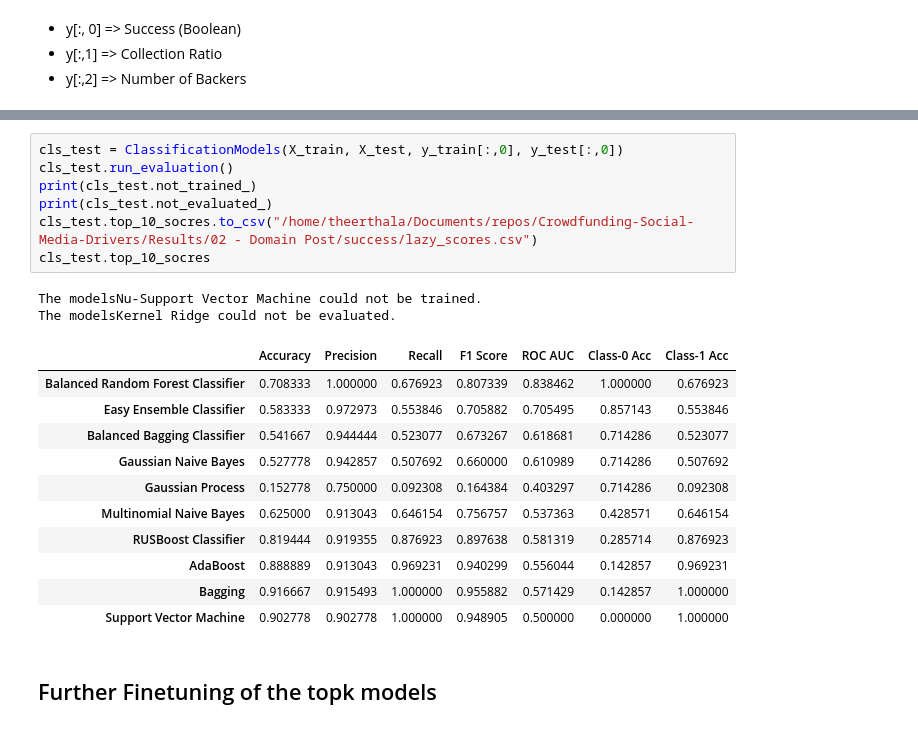
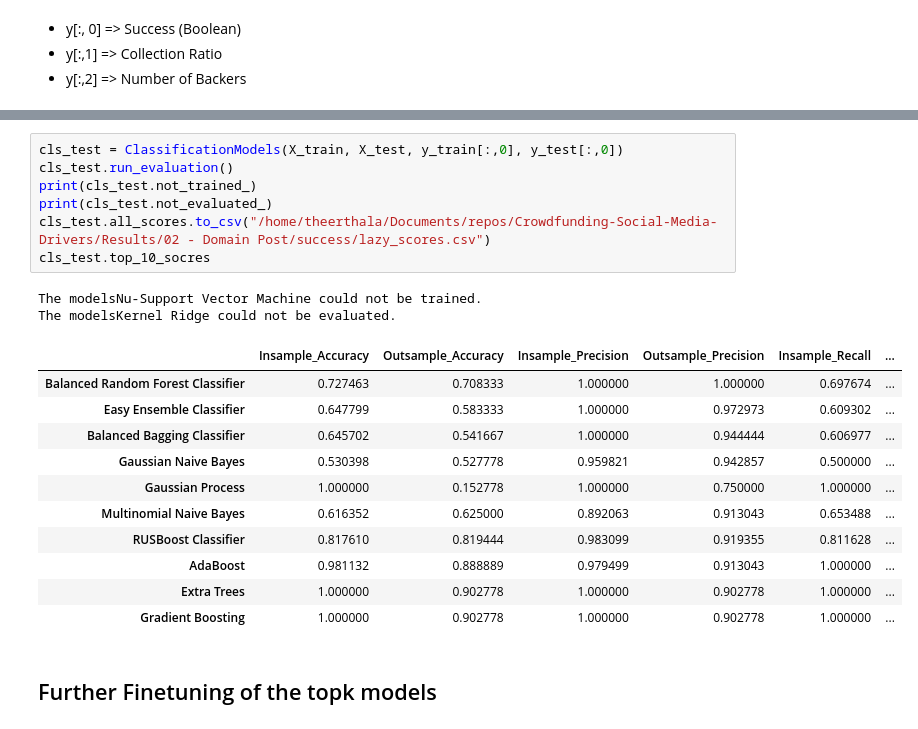
Before and after one commit to Akhil-Theerthala/Crowdfunding-Social-Media-Drivers, a Jupyter notebook: Modelling/02 - domain-post.ipynb, the cells around one changed output, grey strips where cells are left out. Drawn from its saved outputs; the diff is of its cells as text.

```diff
--- a/Modelling/02 - domain-post.ipynb
+++ b/Modelling/02 - domain-post.ipynb
@@ -194,24 +194,24 @@ All models were evaluated successfully.
 # %%
 cls_test = ClassificationModels(X_train, X_test, y_train[:,0], y_test[:,0])
 cls_test.run_evaluation()
 print(cls_test.not_trained_)
 print(cls_test.not_evaluated_)
-cls_test.top_10_socres.to_csv("/home/theerthala/Documents/repos/Crowdfunding-Social-Media-Drivers/Results/02 - Domain Post/success/lazy_scores.csv")
+cls_test.all_scores.to_csv("/home/theerthala/Documents/repos/Crowdfunding-Social-Media-Drivers/Results/02 - Domain Post/success/lazy_scores.csv")
 cls_test.top_10_socres
 # %% [output]
 The modelsNu-Support Vector Machine could not be trained.
 The modelsKernel Ridge could not be evaluated.
-|  | Accuracy | Precision | Recall | F1 Score | ROC AUC | Class-0 Acc | Class-1 Acc |
-| Balanced Random Forest Classifier | 0.708333 | 1.000000 | 0.676923 | 0.807339 | 0.838462 | 1.000000 | 0.676923 |
-| Easy Ensemble Classifier | 0.583333 | 0.972973 | 0.553846 | 0.705882 | 0.705495 | 0.857143 | 0.553846 |
-| Balanced Bagging Classifier | 0.541667 | 0.944444 | 0.523077 | 0.673267 | 0.618681 | 0.714286 | 0.523077 |
-| Gaussian Naive Bayes | 0.527778 | 0.942857 | 0.507692 | 0.660000 | 0.610989 | 0.714286 | 0.507692 |
-| Gaussian Process | 0.152778 | 0.750000 | 0.092308 | 0.164384 | 0.403297 | 0.714286 | 0.092308 |
-| Multinomial Naive Bayes | 0.625000 | 0.913043 | 0.646154 | 0.756757 | 0.537363 | 0.428571 | 0.646154 |
-| RUSBoost Classifier | 0.819444 | 0.919355 | 0.876923 | 0.897638 | 0.581319 | 0.285714 | 0.876923 |
-| AdaBoost | 0.888889 | 0.913043 | 0.969231 | 0.940299 | 0.556044 | 0.142857 | 0.969231 |
-| Bagging | 0.916667 | 0.915493 | 1.000000 | 0.955882 | 0.571429 | 0.142857 | 1.000000 |
-| Support Vector Machine | 0.902778 | 0.902778 | 1.000000 | 0.948905 | 0.500000 | 0.000000 | 1.000000 |
+|  | Insample_Accuracy | Outsample_Accuracy | Insample_Precision | Outsample_Precision | Insample_Recall | ... |
+| Balanced Random Forest Classifier | 0.727463 | 0.708333 | 1.000000 | 1.000000 | 0.697674 | ... |
+| Easy Ensemble Classifier | 0.647799 | 0.583333 | 1.000000 | 0.972973 | 0.609302 | ... |
+| Balanced Bagging Classifier | 0.645702 | 0.541667 | 1.000000 | 0.944444 | 0.606977 | ... |
+| Gaussian Naive Bayes | 0.530398 | 0.527778 | 0.959821 | 0.942857 | 0.500000 | ... |
+| Gaussian Process | 1.000000 | 0.152778 | 1.000000 | 0.750000 | 1.000000 | ... |
+| Multinomial Naive Bayes | 0.616352 | 0.625000 | 0.892063 | 0.913043 | 0.653488 | ... |
+| RUSBoost Classifier | 0.817610 | 0.819444 | 0.983099 | 0.919355 | 0.811628 | ... |
+| AdaBoost | 0.981132 | 0.888889 | 0.979499 | 0.913043 | 1.000000 | ... |
+| Extra Trees | 1.000000 | 0.902778 | 1.000000 | 0.902778 | 1.000000 | ... |
+| Gradient Boosting | 1.000000 | 0.902778 | 1.000000 | 0.902778 | 1.000000 | ... |
 # %% [markdown]
 ## Further Finetuning of the topk models
 # %% [markdown]
```
Also changed, not shown: parts of 2 cells of this notebook, 41 other files.
